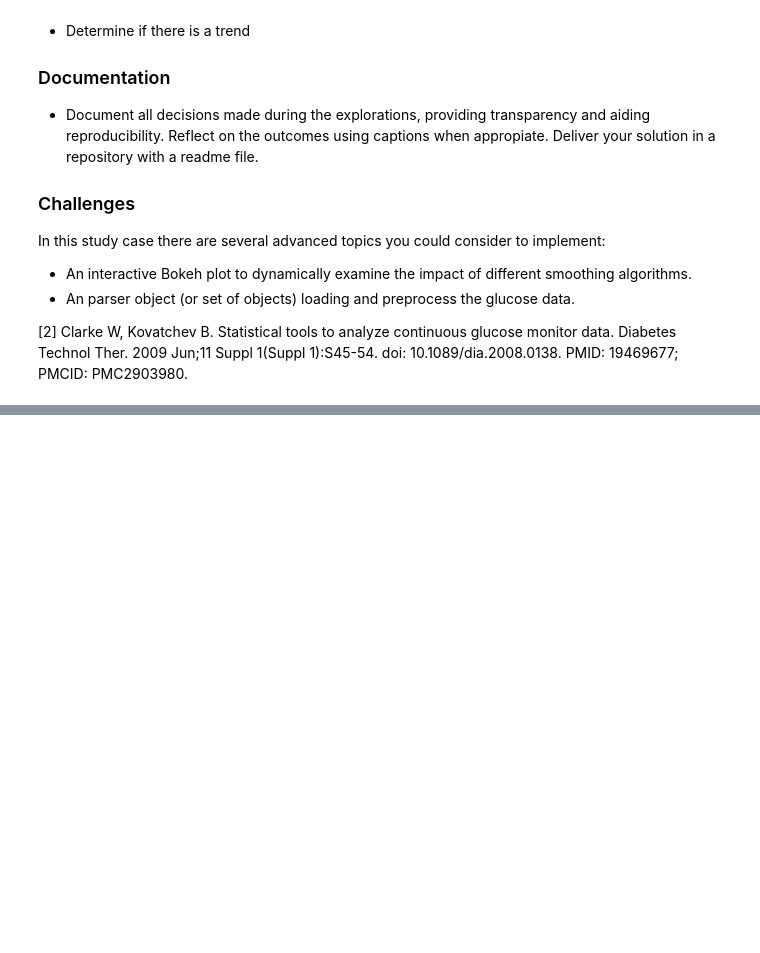
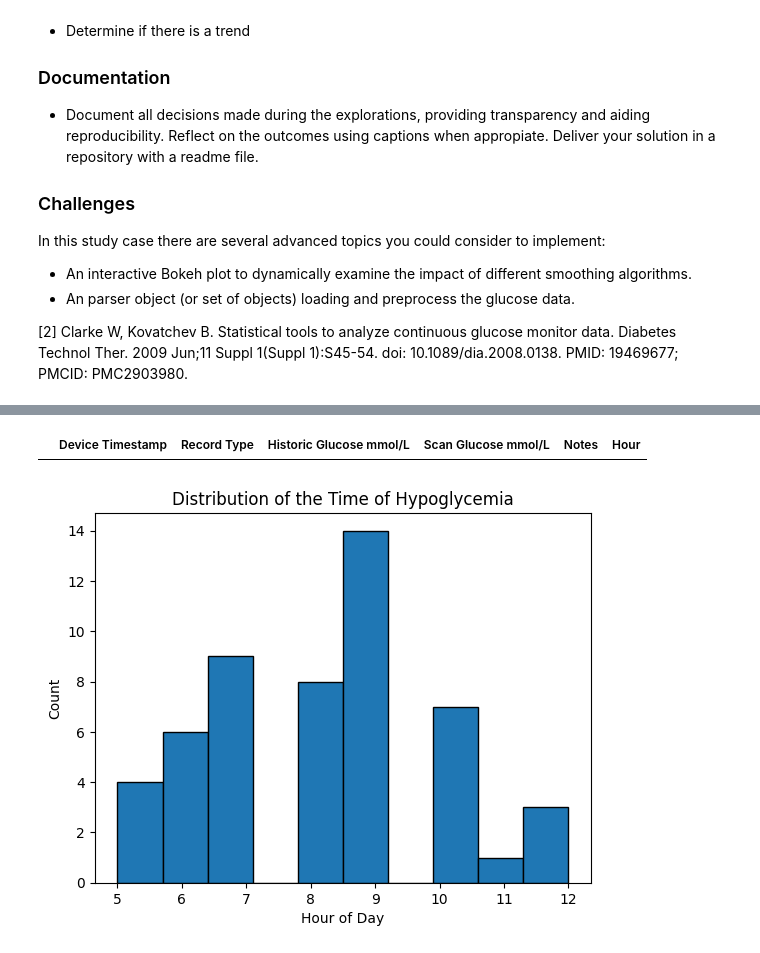
Before and after one commit to Mahsa-Zf/Prog3, a Jupyter notebook: glucose/logbook/logbook.ipynb, the cells around one changed output, grey strips where cells are left out. Saved outputs shown, nothing was run; the diff lists cells and outputs as text; code cells hidden in the pictures; blank space fills up the shorter version.

```diff
--- a/glucose/logbook/logbook.ipynb
+++ b/glucose/logbook/logbook.ipynb
@@ -461,0 +471,17 @@ In this study case there are several advanced topics you could consider to imple
+# %%
+glcs_filtrd['Hour'] = glcs_filtrd.loc[:,'Device Timestamp'].dt.hour
+# %%
+glcs_critical = glcs_filtrd[(glcs_filtrd['Historic Glucose mmol/L']<=2.775) | (glcs_filtrd['Historic Glucose mmol/L']>16.65) ]
+# %%
+# We have no hyperglycemia
+glcs_critical[glcs_critical['Historic Glucose mmol/L']>16.65]
+# %% [output]
+|  | Device Timestamp | Record Type | Historic Glucose mmol/L | Scan Glucose mmol/L | Notes | Hour |
+# %%
+plt.hist(glcs_critical['Hour'], edgecolor='black', linewidth=1)
+plt.title('Distribution of the Time of Hypoglycemia')
+plt.xlabel('Hour of Day')
+plt.ylabel('Count')
+plt.show()
+# %% [output]
+[figure, added]
```
Also changed, not shown: parts of 26 cells of this notebook, 1 other file.
